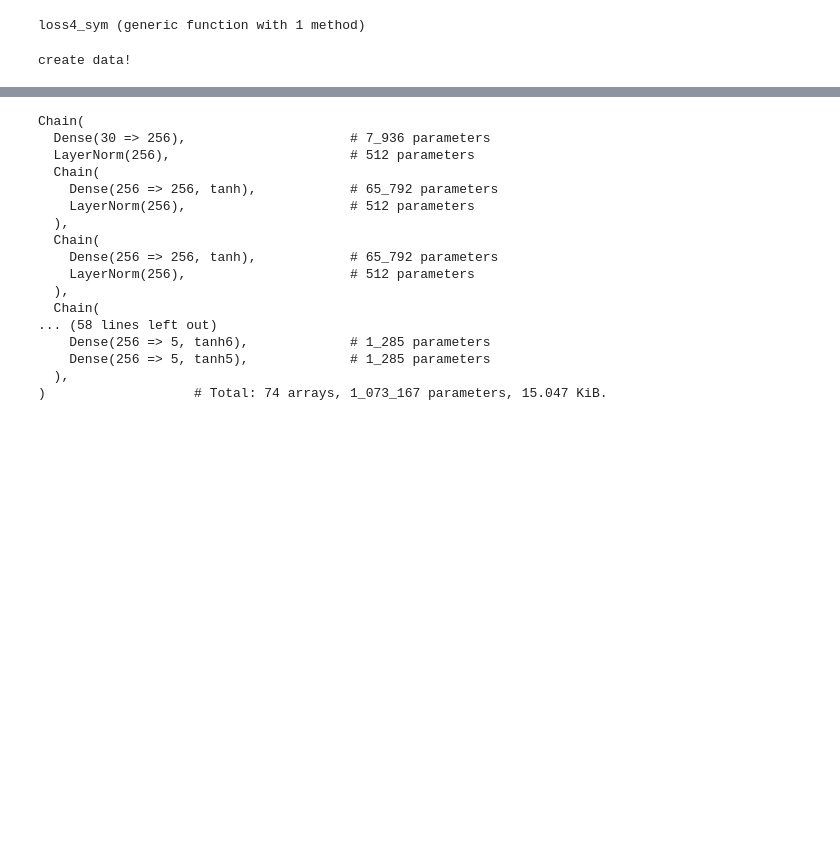
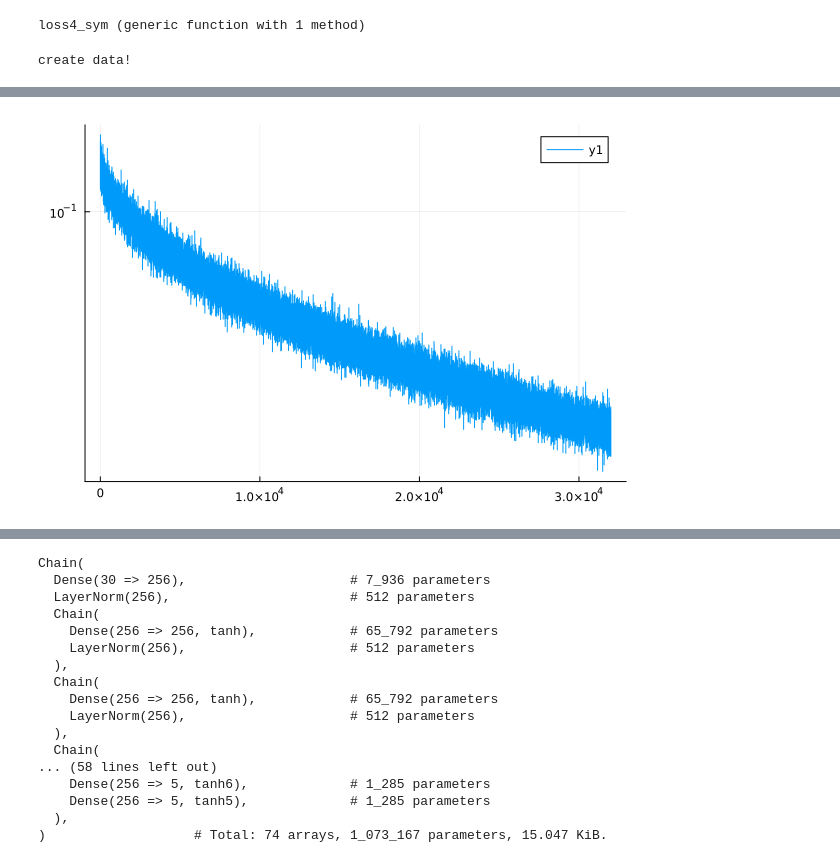
Before and after one commit to YoshihiroMichishita/julia, a Jupyter notebook: SparseIR+/SparseGMM.ipynb, the cells around one changed output, grey strips where cells are left out. Saved outputs shown, nothing was run; the diff lists cells and outputs as text; code cells hidden in the pictures; blank space fills up the shorter version.

```diff
--- a/SparseIR+/SparseGMM.ipynb
+++ b/SparseIR+/SparseGMM.ipynb
@@ -131,19 +136,20 @@ loss4_sym (generic function with 1 method)
 # %%
 
 l = length(ir_test.basis.s)
-term = 100
+term = 2000
 ws0 = [range(-1.0f0,1.0f0, length=1001)...]
 
-#model_test = init_model_tanh(l, K, 256, 16) |> gpu
+#model_test = init_model_sp(l, K, 256, 20) |> gpu
 test_data = []
 lss = []
 for it in 1:1
-    opt = Flux.Optimiser(WeightDecay(1f-8), Adam(1f-7))
+    #opt = Flux.Optimiser(WeightDecay(1f-6), Adam(1f-4))
+    opt = Flux.Optimiser(WeightDecay(1f-8), Adam(2f-7))
     dt = dt_test
 
     println("create data!")
 
-
+    #=
     @showprogress for epoch in 1:term
         if(epoch%(term) == 1)
             if(epoch < 3term)
@@ -166,18 +172,18 @@ for it in 1:1
             #Flux.update!(opt_state, model_test, grads[1])
             push!(lss, val)
         end
-    end
+    end=#
     #=
-    @showprogress for epoch in 1:4term-1
+    @showprogress for epoch in 1:6term-1
         #if(epoch < term + 1)
         if(epoch % 2term < term+1)
             if(epoch % 2term == 0)
-                opt = Flux.Optimiser(WeightDecay(1f-8), Adam(1f-7))
+                opt = Flux.Optimiser(WeightDecay(1f-8), Adam(2f-7))
                 #opt = ADAM(2f-7)
             end
             for (input, target) in dt
                 val, grads = Flux.withgradient(Flux.params(model_test)) do
-                    loss2(model_test, K, input, target, 5.0f0)
+                    loss2_3(model_test, K, input, target, 30.0f0)
                 end
                 Flux.Optimise.update!(opt, Flux.params(model_test), grads)
                 push!(lss, val)
@@ -196,21 +202,35 @@ for it in 1:1
             end=#
         else
             if(epoch % 2term == term + 1)
-                opt = Flux.Optimiser(WeightDecay(1f-8), Adam(1f-7))
-                #opt = ADAM(4f-6)
+                opt = Flux.Optimiser(WeightDecay(1f-8), Adam(2f-7))
+                #opt = ADAM(2f-7)
             end
             for (input, target) in dt
                 val, grads = Flux.withgradient(Flux.params(model_test)) do
-                    loss4(model_test, K, input, target, 5.0f0)
+                    loss4(model_test, K, input, target, 2.0f0)
                 end
                 Flux.Optimise.update!(opt, Flux.params(model_test), grads)
                 push!(lss, val)
             end
         end
     end=#
+
+    @showprogress for epoch in 1:2term
+        if(epoch%term == 1)
+            opt = Flux.Optimiser(WeightDecay(1f-8), Adam(2f-7))
+        end
+        for (input, target) in dt
+            val, grads = Flux.withgradient(Flux.params(model_test)) do
+                loss2_3(model_test, K, input, target, 100.0f0)
+            end
+            Flux.Optimise.update!(opt, Flux.params(model_test), grads)
+            push!(lss, val)
+        end
+    end
+
     test = first(dt_test)
-    println("it: $(it), loss: $(loss4_symGP3(model_test, K, test[1], test[2], 2.0f0))")
-    println("it: $(it), loss: $(loss4_symGP3(model_test, K, test[1], test[2], 0.0f0))")
+    println("it: $(it), loss: $(loss4(model_test, K, test[1], test[2], 2.0f0))")
+    println("it: $(it), loss: $(loss4(model_test, K, test[1], test[2], 0.0f0))")
     #println("it: $(it), loss: $(loss_sym(model_test, K, cu(test[1], test[2], 0.0f0))")
     push!(test_data, test)
 end
@@ -220,3 +242,4 @@ create data!
+[figure, added]
 # %%
 mc = cpu(model_test)
 # %% [output]
```
Also changed, not shown: parts of 15 cells of this notebook, 8 other files.
